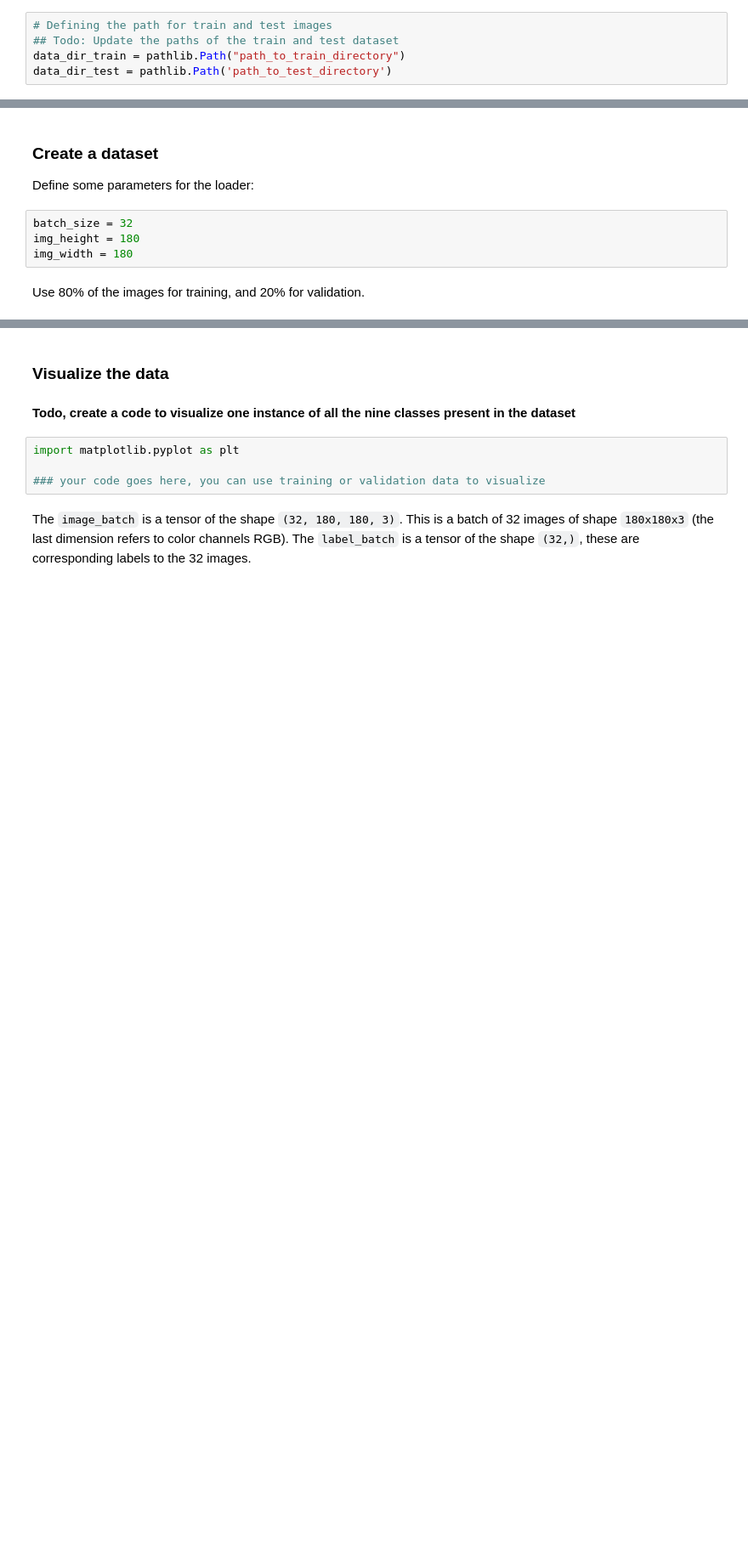
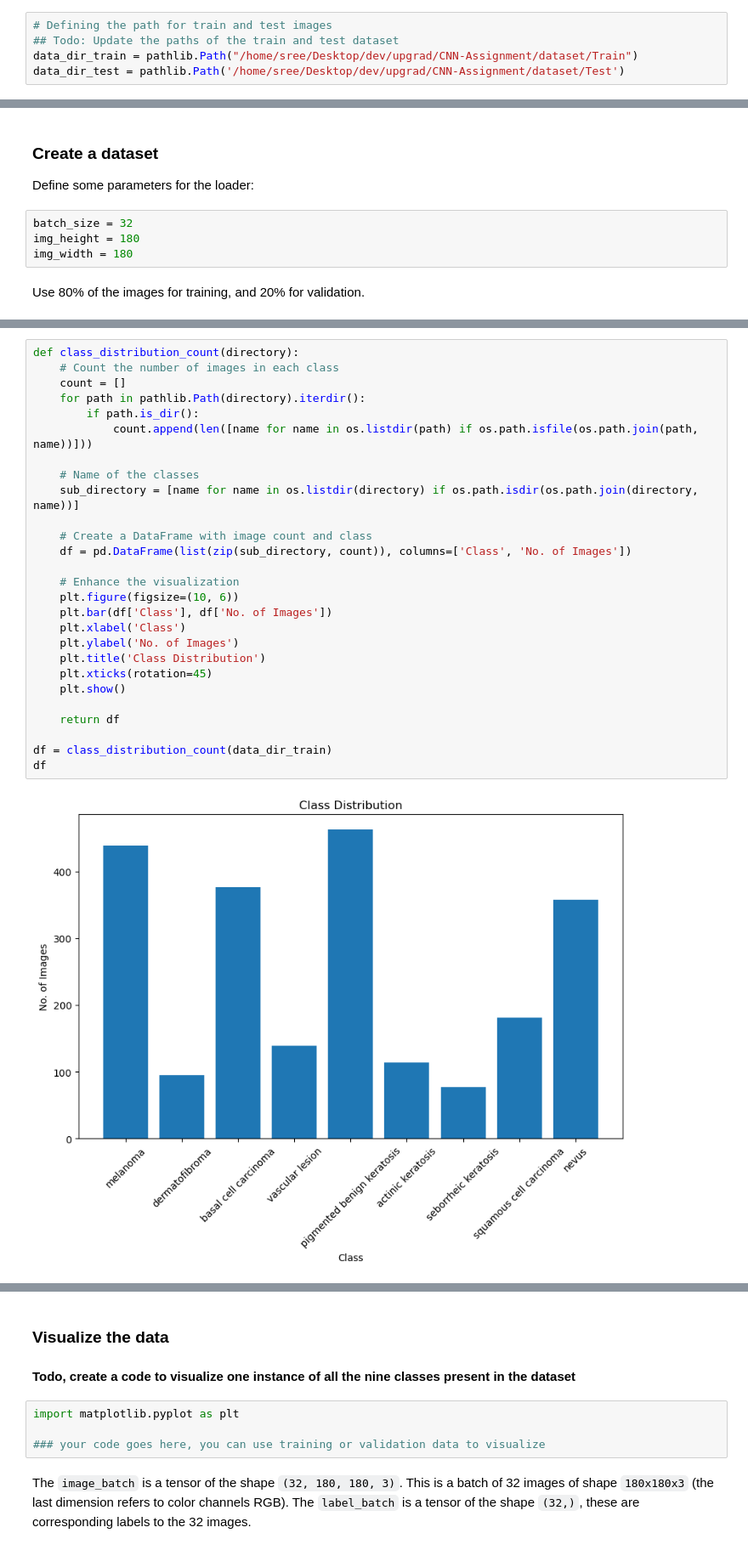
Before and after one commit to sreeprem/Melanoma-Detection-CNN, a Jupyter notebook: sree_p.ipynb, the cells around one changed output, grey strips where cells are left out. Shown at 85% size. Cells and saved outputs as stored; diff of their text form; blank space fills up the shorter version.

```diff
--- a/sree_p.ipynb
+++ b/sree_p.ipynb
@@ -41,8 +33,8 @@ This assignment uses a dataset of about 2357 images of skin cancer types. The da
 # %%
 # Defining the path for train and test images
 ## Todo: Update the paths of the train and test dataset
-data_dir_train = pathlib.Path("path_to_train_directory")
-data_dir_test = pathlib.Path('path_to_test_directory')
+data_dir_train = pathlib.Path("/home/sree/Desktop/dev/upgrad/CNN-Assignment/dataset/Train")
+data_dir_test = pathlib.Path('/home/sree/Desktop/dev/upgrad/CNN-Assignment/dataset/Test')
 # %%
 image_count_train = len(list(data_dir_train.glob('*/*.jpg')))
 print(image_count_train)
@@ -74,0 +60,29 @@ val_ds = ##todo
+# %%
+def class_distribution_count(directory):
+    # Count the number of images in each class
+    count = []
+    for path in pathlib.Path(directory).iterdir():
+        if path.is_dir():
+            count.append(len([name for name in os.listdir(path) if os.path.isfile(os.path.join(path, name))]))
+
+    # Name of the classes
+    sub_directory = [name for name in os.listdir(directory) if os.path.isdir(os.path.join(directory, name))]
+
+    # Create a DataFrame with image count and class
+    df = pd.DataFrame(list(zip(sub_directory, count)), columns=['Class', 'No. of Images'])
+
+    # Enhance the visualization
+    plt.figure(figsize=(10, 6))
+    plt.bar(df['Class'], df['No. of Images'])
+    plt.xlabel('Class')
+    plt.ylabel('No. of Images')
+    plt.title('Class Distribution')
+    plt.xticks(rotation=45)
+    plt.show()
+
+    return df
+
+df = class_distribution_count(data_dir_train)
+df
+# %% [output]
+[figure, added]
```
Also changed, not shown: parts of 18 cells of this notebook.
